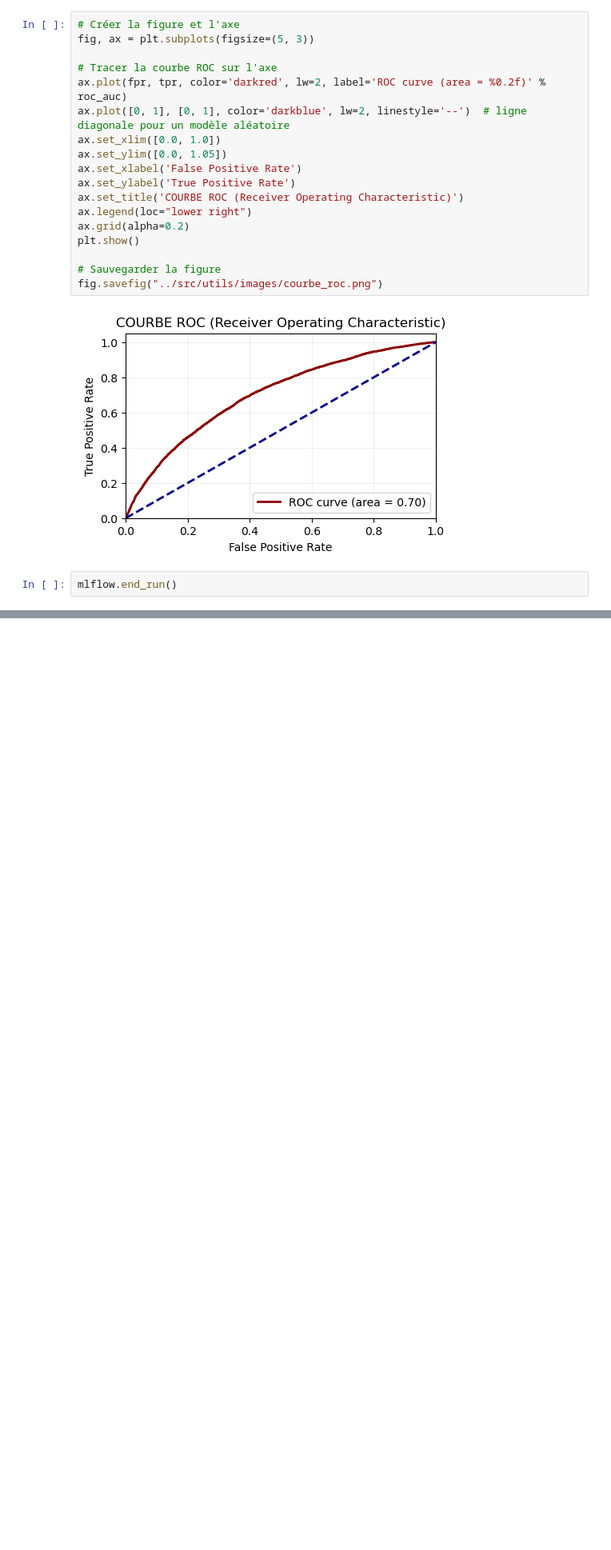
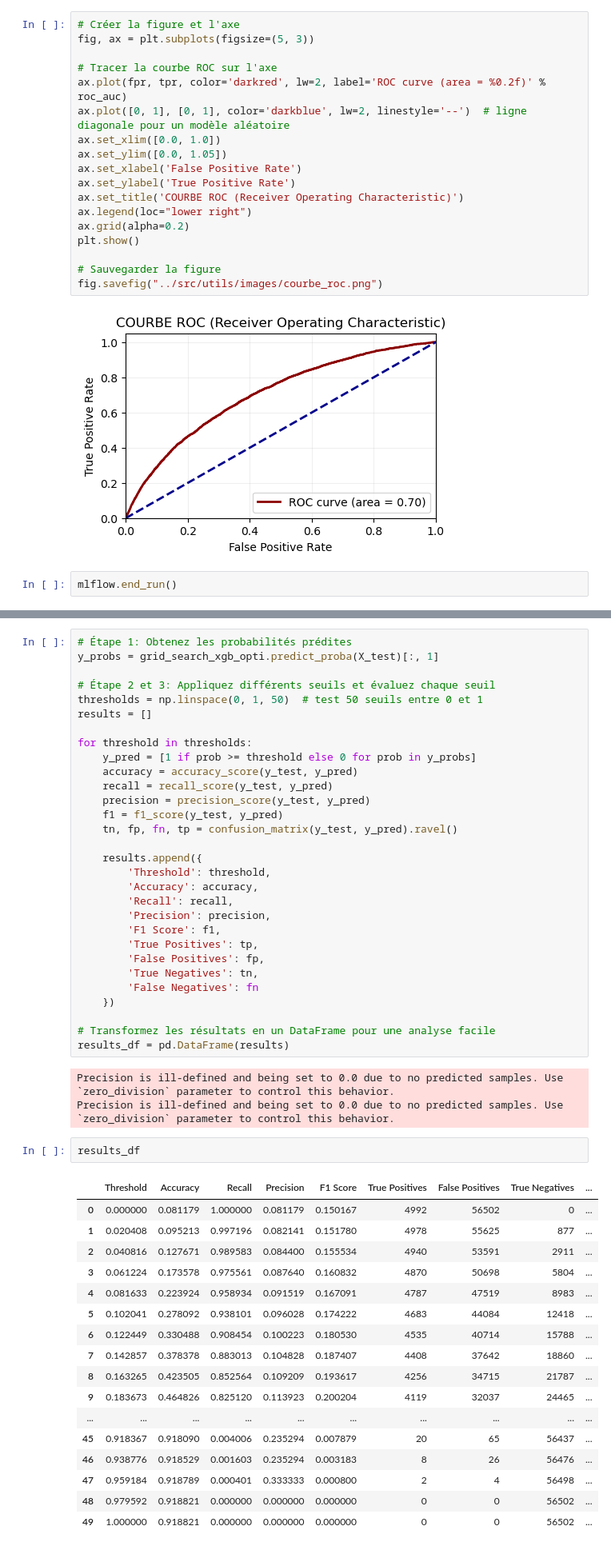
Before and after one commit to Muricael/Projet7_git, a Jupyter notebook: xgb.ipynb, the cells around one changed output, grey strips where cells are left out. Shown at 80% size. Drawn from its saved outputs; the diff is of its cells as text; blank space fills up the shorter version.

```diff
--- a/xgb.ipynb
+++ b/xgb.ipynb
@@ -303,0 +385,53 @@ Modèle XGBoost et variables enregistrés avec succès.
+# %%
+# Étape 1: Obtenez les probabilités prédites
+y_probs = grid_search_xgb_opti.predict_proba(X_test)[:, 1]
+
+# Étape 2 et 3: Appliquez différents seuils et évaluez chaque seuil
+thresholds = np.linspace(0, 1, 50)  # test 50 seuils entre 0 et 1
+results = []
+
+for threshold in thresholds:
+    y_pred = [1 if prob >= threshold else 0 for prob in y_probs]
+    accuracy = accuracy_score(y_test, y_pred)
+    recall = recall_score(y_test, y_pred)
+    precision = precision_score(y_test, y_pred)
+    f1 = f1_score(y_test, y_pred)
+    tn, fp, fn, tp = confusion_matrix(y_test, y_pred).ravel()
+
+    results.append({
+        'Threshold': threshold,
+        'Accuracy': accuracy,
+        'Recall': recall,
+        'Precision': precision,
+        'F1 Score': f1,
+        'True Positives': tp,
+        'False Positives': fp,
+        'True Negatives': tn,
+        'False Negatives': fn
+    })
+
+# Transformez les résultats en un DataFrame pour une analyse facile
+results_df = pd.DataFrame(results)
+# %% [output]
+Precision is ill-defined and being set to 0.0 due to no predicted samples. Use `zero_division` parameter to control this behavior.
+Precision is ill-defined and being set to 0.0 due to no predicted samples. Use `zero_division` parameter to control this behavior.
+# %%
+results_df
+# %% [output]
+|  | Threshold | Accuracy | Recall | Precision | F1 Score | True Positives | False Positives | True Negatives | ... |
+| 0 | 0.000000 | 0.081179 | 1.000000 | 0.081179 | 0.150167 | 4992 | 56502 | 0 | ... |
+| 1 | 0.020408 | 0.095213 | 0.997196 | 0.082141 | 0.151780 | 4978 | 55625 | 877 | ... |
+| 2 | 0.040816 | 0.127671 | 0.989583 | 0.084400 | 0.155534 | 4940 | 53591 | 2911 | ... |
+| 3 | 0.061224 | 0.173578 | 0.975561 | 0.087640 | 0.160832 | 4870 | 50698 | 5804 | ... |
+| 4 | 0.081633 | 0.223924 | 0.958934 | 0.091519 | 0.167091 | 4787 | 47519 | 8983 | ... |
+| 5 | 0.102041 | 0.278092 | 0.938101 | 0.096028 | 0.174222 | 4683 | 44084 | 12418 | ... |
+| 6 | 0.122449 | 0.330488 | 0.908454 | 0.100223 | 0.180530 | 4535 | 40714 | 15788 | ... |
+| 7 | 0.142857 | 0.378378 | 0.883013 | 0.104828 | 0.187407 | 4408 | 37642 | 18860 | ... |
+| 8 | 0.163265 | 0.423505 | 0.852564 | 0.109209 | 0.193617 | 4256 | 34715 | 21787 | ... |
+| 9 | 0.183673 | 0.464826 | 0.825120 | 0.113923 | 0.200204 | 4119 | 32037 | 24465 | ... |
+| ... | ... | ... | ... | ... | ... | ... | ... | ... | ... |
+| 45 | 0.918367 | 0.918090 | 0.004006 | 0.235294 | 0.007879 | 20 | 65 | 56437 | ... |
+| 46 | 0.938776 | 0.918529 | 0.001603 | 0.235294 | 0.003183 | 8 | 26 | 56476 | ... |
+| 47 | 0.959184 | 0.918789 | 0.000401 | 0.333333 | 0.000800 | 2 | 4 | 56498 | ... |
+| 48 | 0.979592 | 0.918821 | 0.000000 | 0.000000 | 0.000000 | 0 | 0 | 56502 | ... |
+| 49 | 1.000000 | 0.918821 | 0.000000 | 0.000000 | 0.000000 | 0 | 0 | 56502 | ... |
```
Also changed, not shown: parts of 29 cells of this notebook, 6 other files.
